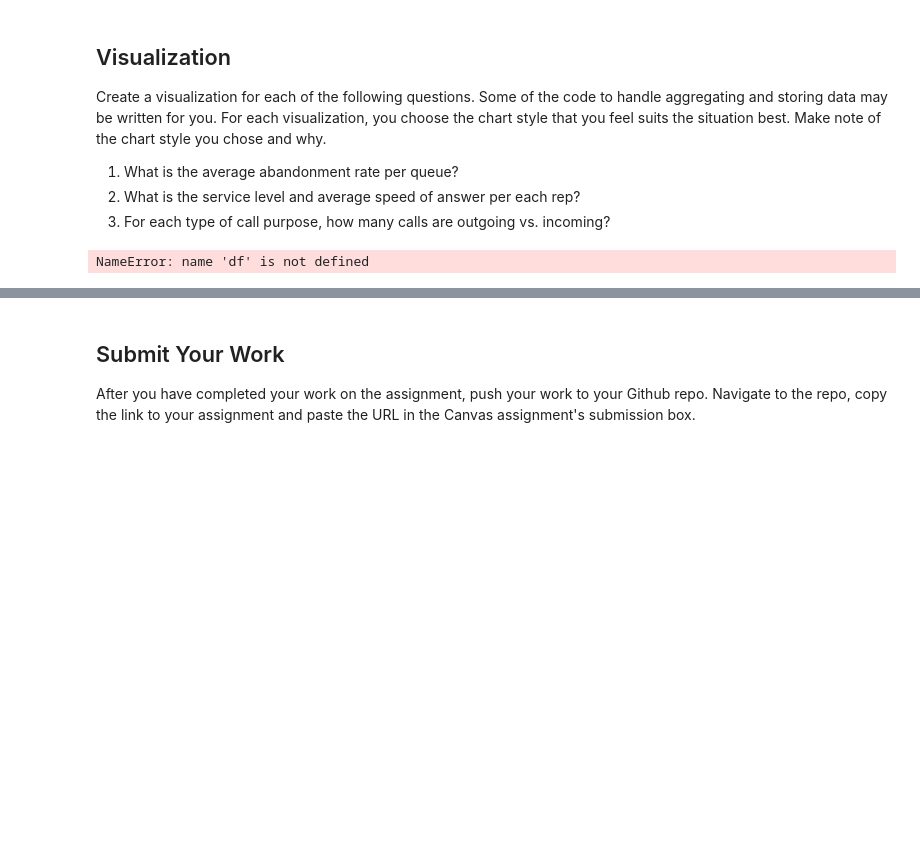
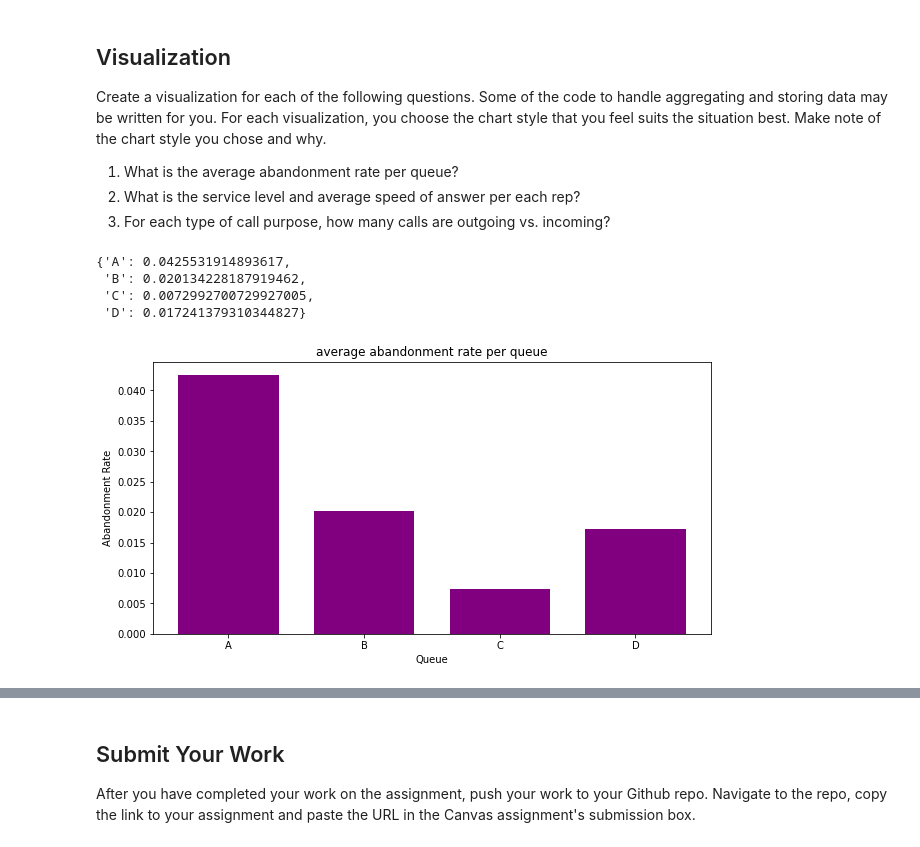
Before and after one commit to 4CEBWTHU/call-center-cleanup-assignment, a Jupyter notebook: Call Center Cleanup.ipynb, the cells around one changed output, grey strips where cells are left out. Saved outputs shown, nothing was run; the diff lists cells and outputs as text; code cells hidden in the pictures; blank space fills up the shorter version.

```diff
--- a/Call Center Cleanup.ipynb
+++ b/Call Center Cleanup.ipynb
@@ -428,7 +428,7 @@ sdc.duplicated(['Calls'], keep = False)
 313    True
 Length: 311, dtype: bool
 # %%
-north_clean = ndc.drop('Calls', axis = 1)
+north_clean = ndc
 north_clean
 # %% [output]
 |  | Branch | Call Purpose | Time Block | Incoming or Outgoing | Queue | Rep ID | Sale | Lost Call | ... |
@@ -447,5 +447,5 @@ north_clean
 # %%
-south_clean = sdc.drop('Calls', axis = 1)
+south_clean = sdc
 south_clean
 # %% [output]
 |  | Branch | Call Purpose | Time Block | Incoming or Outgoing | Queue | Rep ID | Sale | Lost Call | ... |
@@ -492,3 +492,5 @@ Before you begin answering any questions, combine the two datasets together to c
 4. For each branch and the entire company, what is the average speed of answer?
 # %%
 # Manipulate data here
+df = pd.concat([north_clean, south_clean], ignore_index = True)
+df
@@ -516,8 +635,29 @@ queues = ["A", "B", "C", "D"]
 queue_dict = df.groupby("Queue").agg("sum")
 for i in range(4):
     abandonment_rates[queues[i]] = queue_dict["Abandoned"][i] / queue_dict["Calls"][i]
+
+abandonment_rates
 # %% [output]
-NameError: name 'df' is not defined
+{'A': 0.0425531914893617,
+ 'B': 0.020134228187919462,
+ 'C': 0.0072992700729927005,
+ 'D': 0.017241379310344827}
+# %%
+key = list(abandonment_rates.keys())
+values = list(abandonment_rates.values())
+
+fig = plt.figure(figsize = (10, 5))
+
+# creating the bar plot
+plt.bar(key, values, color ='Purple',
+        width = 0.74)
+
+plt.xlabel("Queue")
+plt.ylabel("Abandonment Rate")
+plt.title("average abandonment rate per queue")
+plt.show()
+# %% [output]
+[figure, added]
 # %%
 # Create visualization 2 here
 # north_plt contains the data you need for the average speed of answer of each rep
```
Also changed, not shown: parts of 28 cells of this notebook.
